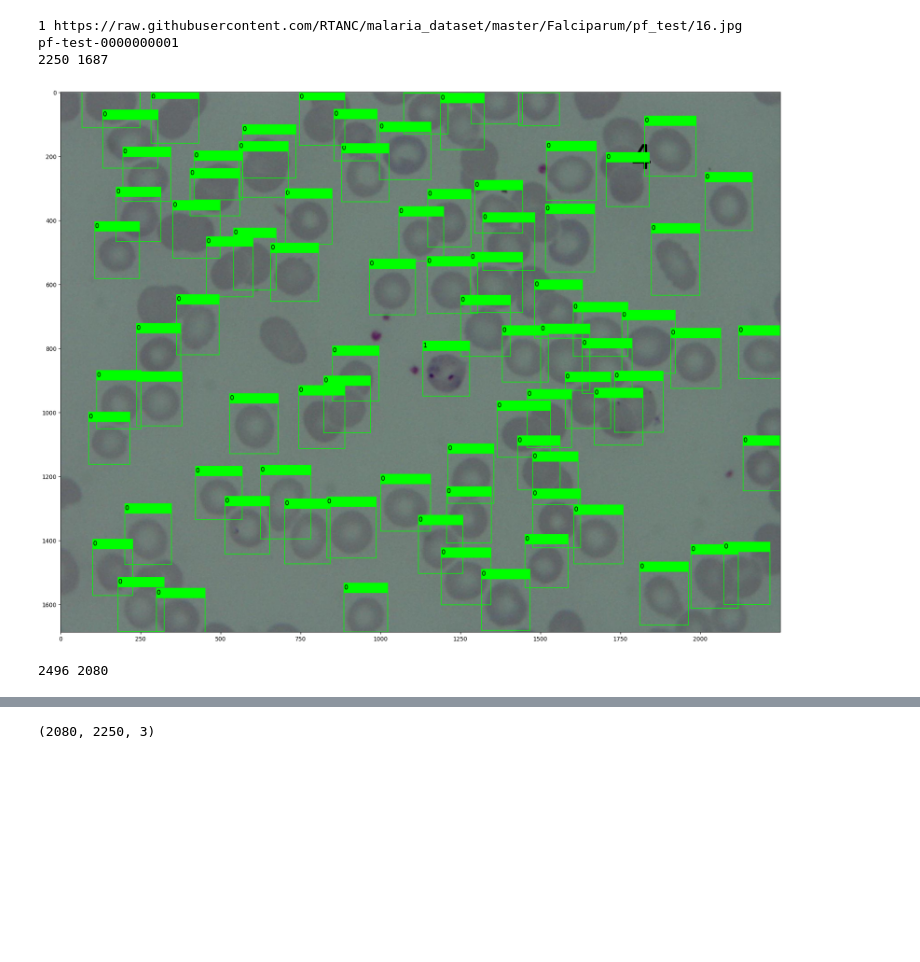
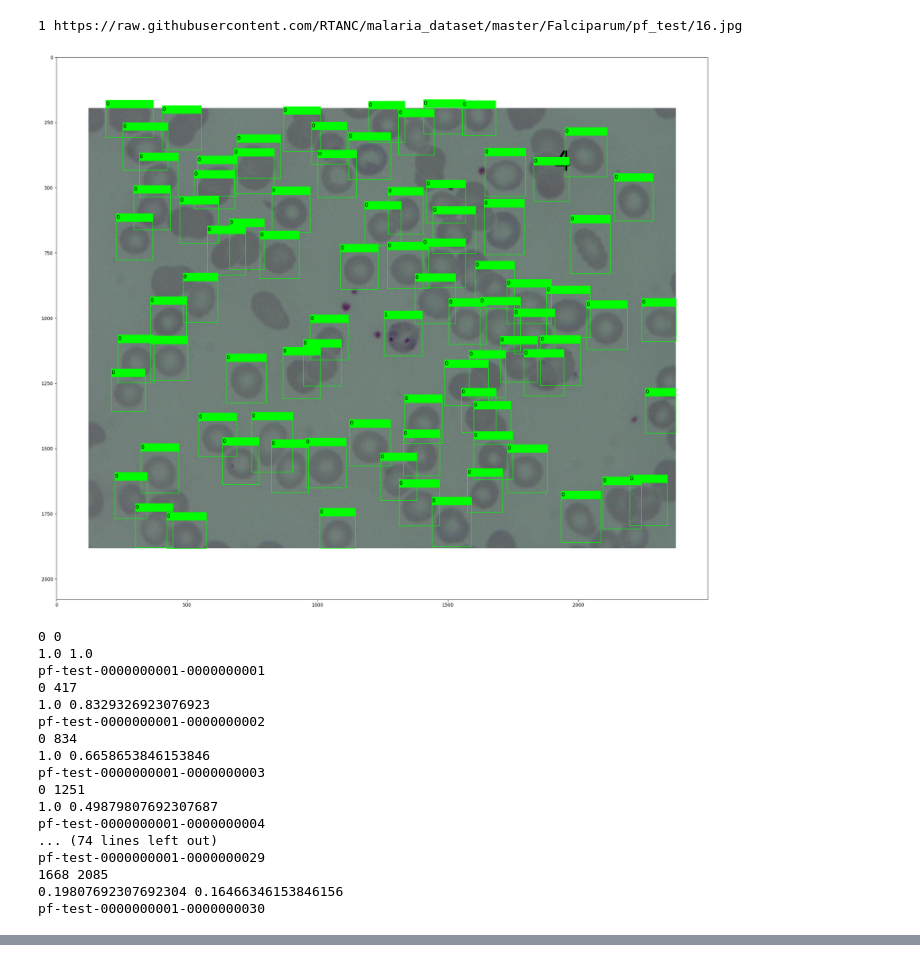
Before and after one commit to RTANC/yolov3, a Jupyter notebook: pf/download_img_from_url.ipynb, the cells around one changed output, grey strips where cells are left out. Drawn from its saved outputs; the diff is of its cells as text; code cells hidden in the pictures; blank space fills up the shorter version.

Commit message:
continue split image test

```diff
--- a/pf/download_img_from_url.ipynb
+++ b/pf/download_img_from_url.ipynb
@@ -129,62 +89,78 @@ print(phase_count["train"])
 count = 1
 
 phase = "test"
+phase_count[phase] = 1
 
 data = (requests.get('https://raw.githubusercontent.com/RTANC/malaria_dataset/master/Falciparum/pf_test.json')).json()
 images = data["_via_img_metadata"]
 for key in images:
     url = images[key]["filename"]
     leng = len(images[key]["regions"])
     bboxs = ""
     if leng > 0:
         name = "pf-" + phase + "-{:010d}".format(phase_count[phase])
         print("{} {}".format(count,url))
-        print(name)
+        # print(name)
         response = requests.get(url)
         img = Image.open(BytesIO(response.content))
         w, h = img.size
-        print("{} {}".format(w,h))
         rects = []
         for box in images[key]["regions"]:
             b = box["shape_attributes"]
             lbl = box["region_attributes"]["type"]
             rects.append(BoundingBox(x1=b["x"],y1=b["y"],x2=(b["x"] + b["width"]),y2=(b["y"] + b["height"]),label=int(lbl)))
         img = np.array(img)
         bbs = BoundingBoxesOnImage(rects,shape=img.shape)
         wp = w + (416 - (w % 416))
         hp = h + (416 - (h % 416))
 
-        ia.imshow(bbs.draw_on_image(img,size=2))
-        print("{} {}".format(wp,hp))
-
         img_pad, bbs_pad = iaa.PadToFixedSize(width=hp, height=hp, pad_mode="constant", pad_cval=255, position="center")(image=img, bounding_boxes=bbs)
         ia.imshow(bbs_pad.draw_on_image(img_pad, size=2))
-
-        stepx = int(hp / 416)
-        print(stepx)
-        for x in range(0, hp, 416):
-            print(x / hp)
-        # img_crop, bbs_crop = iaa.CropToFixedSize(width=416, height=416, position=(0, 1))(image=img_crop, bounding_boxes=bbs_crop)
-        # clip_of_img = bbs_pad.remove_out_of_image(fully=True,partly=False).clip_out_of_image()
-        # clip_of_img, _ = removeBorderBox(img_pad, bbs_pad)
-        # print(clip_of_img)
-        # ia.imshow(clip_of_img.draw_on_image(img_pad, size=2))
+        sub_count = 1
+        for row in range(0, hp, 417):
+            for col in range(0, wp, 417):
+                yc = 1 - (row / hp)
+                xc = 1 - (col / wp)
+                print("{} {}".format(row, col))
+                print("{} {}".format(yc, xc))
+                img_crop, bbs_crop = iaa.CropToFixedSize(width=416, height=416, position=(xc, yc))(image=img_pad,bounding_boxes=bbs_pad)
+                bbs_crop = bbs_crop.remove_out_of_image(fully=True,partly=False).clip_out_of_image()
+                bbs_crop, _ = removeBorderBox(img_crop, bbs_crop)
+                # ia.imshow(bbs_crop.draw_on_image(img_crop, size=2))
+                bbox_txt = ""
+                for bb in bbs_crop:
+                    xc, yc, bw, bh, bb.label = xyxy2xcycwh(bb, 416, 416)
+                    bbox_txt += "\n"+ str(bb.label) + " " + str(xc) + " " + str(yc) + " " + str(bw) + " " + str(bh)
+                bbox_txt = bbox_txt[1:]
+                # print(bbox_txt)
+                img_crop = Image.fromarray(img_crop)
+                sub_name = name + "-{:010d}".format(sub_count)
+                img_crop.save(os.path.join("../malaria/images/val",sub_name+".jpg"))
+                f = open(os.path.join("../malaria/labels/val",sub_name+".txt"),'w')
+                f.write(bbox_txt)
+                f.close()
+                print(sub_name)
+                sub_count += 1
+        count += 1
+        phase_count[phase] += 1
         break
-        # for y2 in range(416, hp + 1, 416):
-        #     for x2 in range(416, wp + 1, 416):
-        #         x1 = x2 - 416
-        #         y1 = y2 - 416
-        #         img_crop, bbs_crop = iaa.Crop(px=(0,0,416,416), keep_size=False)(image=img_pad, bounding_boxes=bbs_pad)
-        #         ia.imshow(bbs_crop.draw_on_image(img_crop, size=2))
-        #         print("{} {} {} {}".format(x1,y1,x2,y2))
-        #         break
-        #     break
-        # break
-        # count += 1
-        # phase_count[phase] += 1
 # %% [output]
 1 https://raw.githubusercontent.com/RTANC/malaria_dataset/master/Falciparum/pf_test/16.jpg
-pf-test-0000000001
-2250 1687
-[figure, old version]
+[figure, new version]
-2496 2080
+0 0
+1.0 1.0
+pf-test-0000000001-0000000001
+0 417
+1.0 0.8329326923076923
+pf-test-0000000001-0000000002
+0 834
+1.0 0.6658653846153846
+pf-test-0000000001-0000000003
+0 1251
+1.0 0.49879807692307687
+pf-test-0000000001-0000000004
+... (74 lines left out)
+pf-test-0000000001-0000000029
+1668 2085
+0.19807692307692304 0.16466346153846156
+pf-test-0000000001-0000000030
@@ -198,7 +167,5 @@ pf-test-0000000001
 # %%
 print(img_pad.shape)
-# %% [output]
-(2080, 2250, 3)
 # %%
 # get image from pf_02 (Test set)
 # labels = os.path.join('pf_02.json')
```
Also changed, not shown: parts of 6 cells of this notebook.
